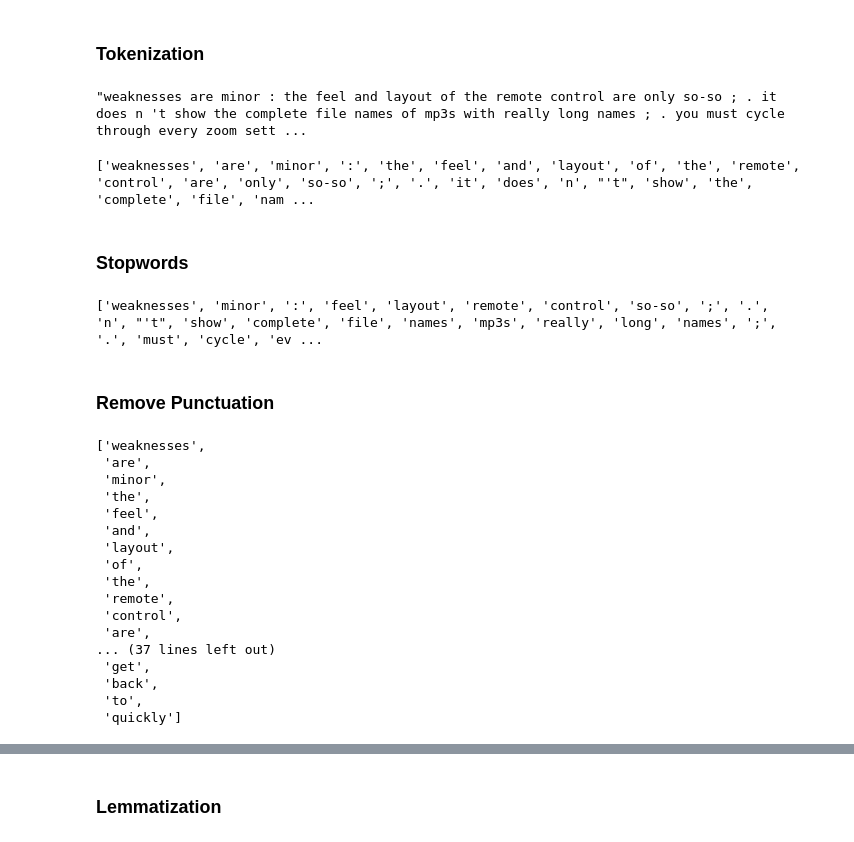
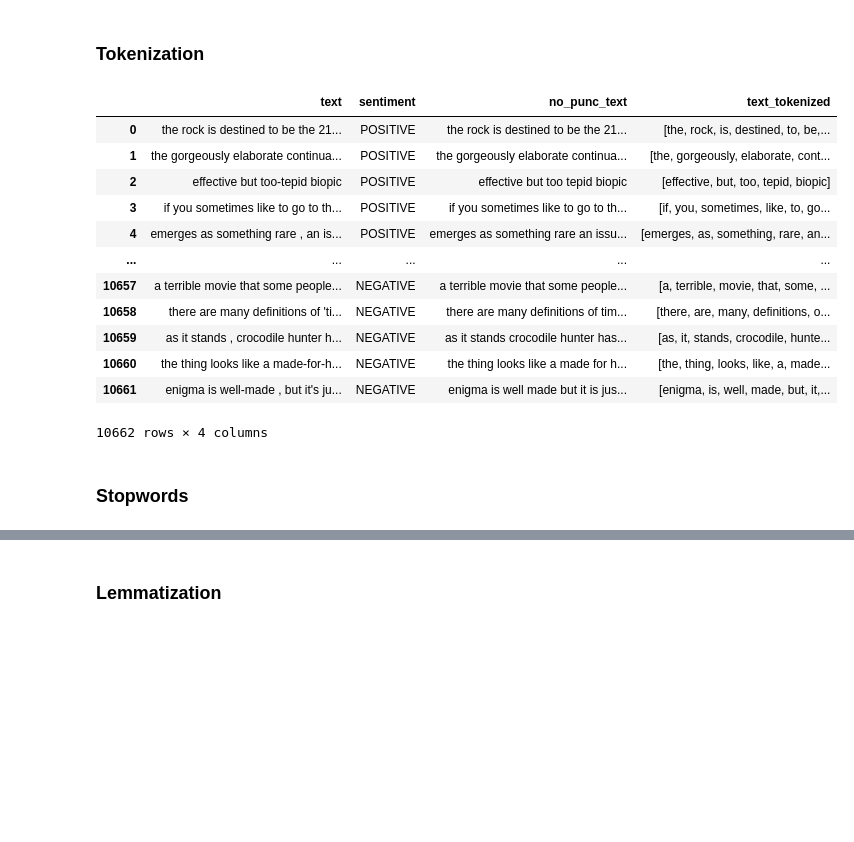
Before and after one commit to md-zaki/CZ4034_IR_Group_Project, a Jupyter notebook: preprocess.ipynb, the cells around one changed output, grey strips where cells are left out. Drawn from its saved outputs; the diff is of its cells as text; code cells hidden in the pictures; blank space fills up the shorter version.

```diff
--- a/preprocess.ipynb
+++ b/preprocess.ipynb
@@ -41,0 +272,2 @@ lower_case
+# %%
+mr["no_punc_text"]= mr['no_punc_text'].apply(lambda x: x.lower())
@@ -42,43 +283,32 @@ lower_case
 # %% [markdown]
 ### Tokenization
-# %%
-lower_case
-# %% [output]
-"weaknesses are minor : the feel and layout of the remote control are only so-so ; . it does n 't show the complete file names of mp3s with really long names ; . you must cycle through every zoom sett ...
-# %%
-from nltk.tokenize import word_tokenize
-tokens = word_tokenize(cr.text[0])
-print(tokens)
-# %% [output]
-['weaknesses', 'are', 'minor', ':', 'the', 'feel', 'and', 'layout', 'of', 'the', 'remote', 'control', 'are', 'only', 'so-so', ';', '.', 'it', 'does', 'n', "'t", 'show', 'the', 'complete', 'file', 'nam ...
+# %%
+import re
+def tokenization(text):
+    tokens = re.split(r"\s+",text)
+    return tokens
+# %%
+mr['text_tokenized'] = mr['no_punc_text'].apply(lambda x: tokenization(x))
+# %%
+mr
+# %% [output]
+|  | text | sentiment | no_punc_text | text_tokenized |
+| 0 | the rock is destined to be the 21... | POSITIVE | the rock is destined to be the 21... | [the, rock, is, destined, to, be,... |
+| 1 | the gorgeously elaborate continua... | POSITIVE | the gorgeously elaborate continua... | [the, gorgeously, elaborate, cont... |
+| 2 | effective but too-tepid biopic | POSITIVE | effective but too tepid biopic | [effective, but, too, tepid, biopic] |
+| 3 | if you sometimes like to go to th... | POSITIVE | if you sometimes like to go to th... | [if, you, sometimes, like, to, go... |
+| 4 | emerges as something rare , an is... | POSITIVE | emerges as something rare an issu... | [emerges, as, something, rare, an... |
+| ... | ... | ... | ... | ... |
+| 10657 | a terrible movie that some people... | NEGATIVE | a terrible movie that some people... | [a, terrible, movie, that, some, ... |
+| 10658 | there are many definitions of 'ti... | NEGATIVE | there are many definitions of tim... | [there, are, many, definitions, o... |
+| 10659 | as it stands , crocodile hunter h... | NEGATIVE | as it stands crocodile hunter has... | [as, it, stands, crocodile, hunte... |
+| 10660 | the thing looks like a made-for-h... | NEGATIVE | the thing looks like a made for h... | [the, thing, looks, like, a, made... |
+| 10661 | enigma is well-made , but it's ju... | NEGATIVE | enigma is well made but it is jus... | [enigma, is, well, made, but, it,... |
+10662 rows × 4 columns
 # %% [markdown]
 ### Stopwords
 # %%
-from nltk.corpus import stopwords
-stop_words = stopwords.words('english')
-print ([i for i in tokens if i not in stop_words])
+stopwords = nltk.corpus.stopwords.words('english')
+def remove_stopwords(text):
+    output= [i for i in text if i not in stopwords]
+    return output
-# %% [output]
-['weaknesses', 'minor', ':', 'feel', 'layout', 'remote', 'control', 'so-so', ';', '.', 'n', "'t", 'show', 'complete', 'file', 'names', 'mp3s', 'really', 'long', 'names', ';', '.', 'must', 'cycle', 'ev ...
-# %% [markdown]
-### Remove Punctuation
-# %%
-words = [word for word in tokens if word.isalpha()]
-words
-# %% [output]
-['weaknesses',
- 'are',
- 'minor',
- 'the',
- 'feel',
- 'and',
- 'layout',
- 'of',
- 'the',
- 'remote',
- 'control',
- 'are',
-... (37 lines left out)
- 'get',
- 'back',
- 'to',
- 'quickly']
```
Also changed, not shown: parts of 34 cells of this notebook.
